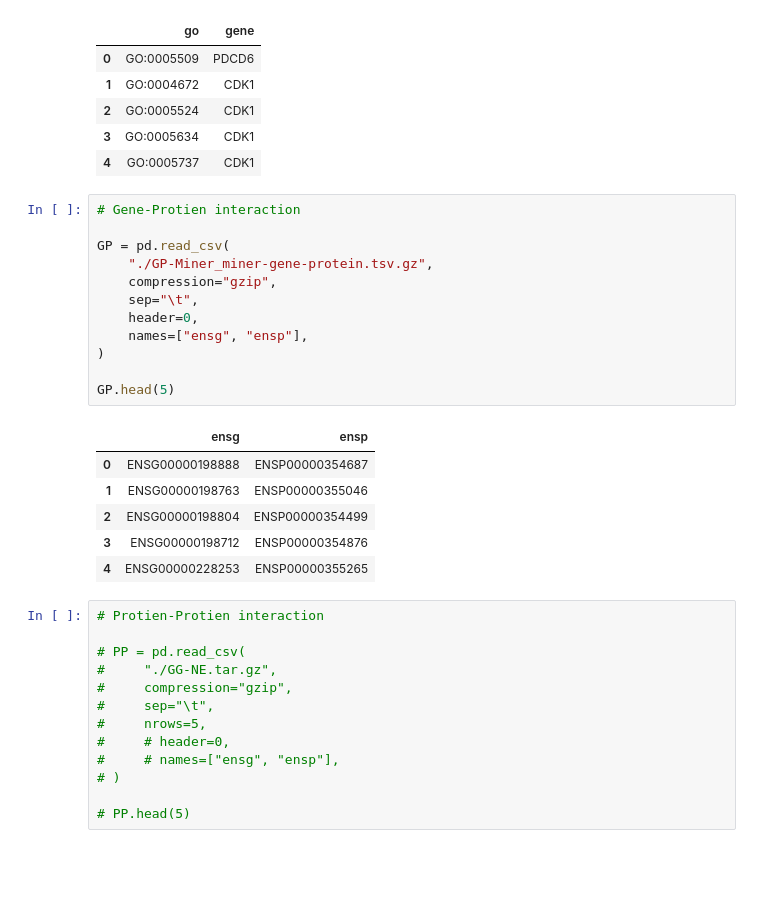
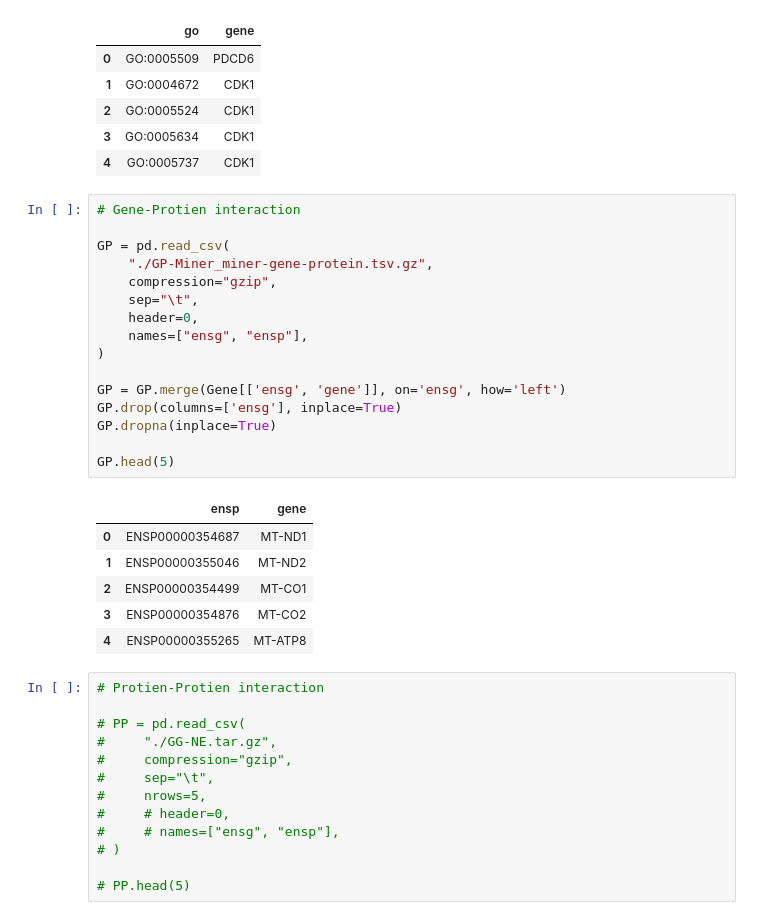
Before and after one commit to Redomic/NeuThera-Drug-Discovery-Toolkit, a Jupyter notebook: data/preprocess.ipynb, the cells around one changed output. Drawn from its saved outputs; the diff is of its cells as text; blank space fills up the shorter version.

```diff
--- a/data/preprocess.ipynb
+++ b/data/preprocess.ipynb
@@ -259,22 +406,26 @@ GF.head(5)
 # %%
 # Gene-Protien interaction
 
 GP = pd.read_csv(
     "./GP-Miner_miner-gene-protein.tsv.gz",
     compression="gzip",
     sep="\t",
     header=0,
     names=["ensg", "ensp"],
 )
 
+GP = GP.merge(Gene[['ensg', 'gene']], on='ensg', how='left')
+GP.drop(columns=['ensg'], inplace=True)
+GP.dropna(inplace=True)
+
 GP.head(5)
 # %% [output]
-|  | ensg | ensp |
-| 0 | ENSG00000198888 | ENSP00000354687 |
-| 1 | ENSG00000198763 | ENSP00000355046 |
-| 2 | ENSG00000198804 | ENSP00000354499 |
-| 3 | ENSG00000198712 | ENSP00000354876 |
-| 4 | ENSG00000228253 | ENSP00000355265 |
+|  | ensp | gene |
+| 0 | ENSP00000354687 | MT-ND1 |
+| 1 | ENSP00000355046 | MT-ND2 |
+| 2 | ENSP00000354499 | MT-CO1 |
+| 3 | ENSP00000354876 | MT-CO2 |
+| 4 | ENSP00000355265 | MT-ATP8 |
 # %%
 # Protien-Protien interaction
 
```
Also changed, not shown: parts of 26 cells of this notebook, 1 other file.
